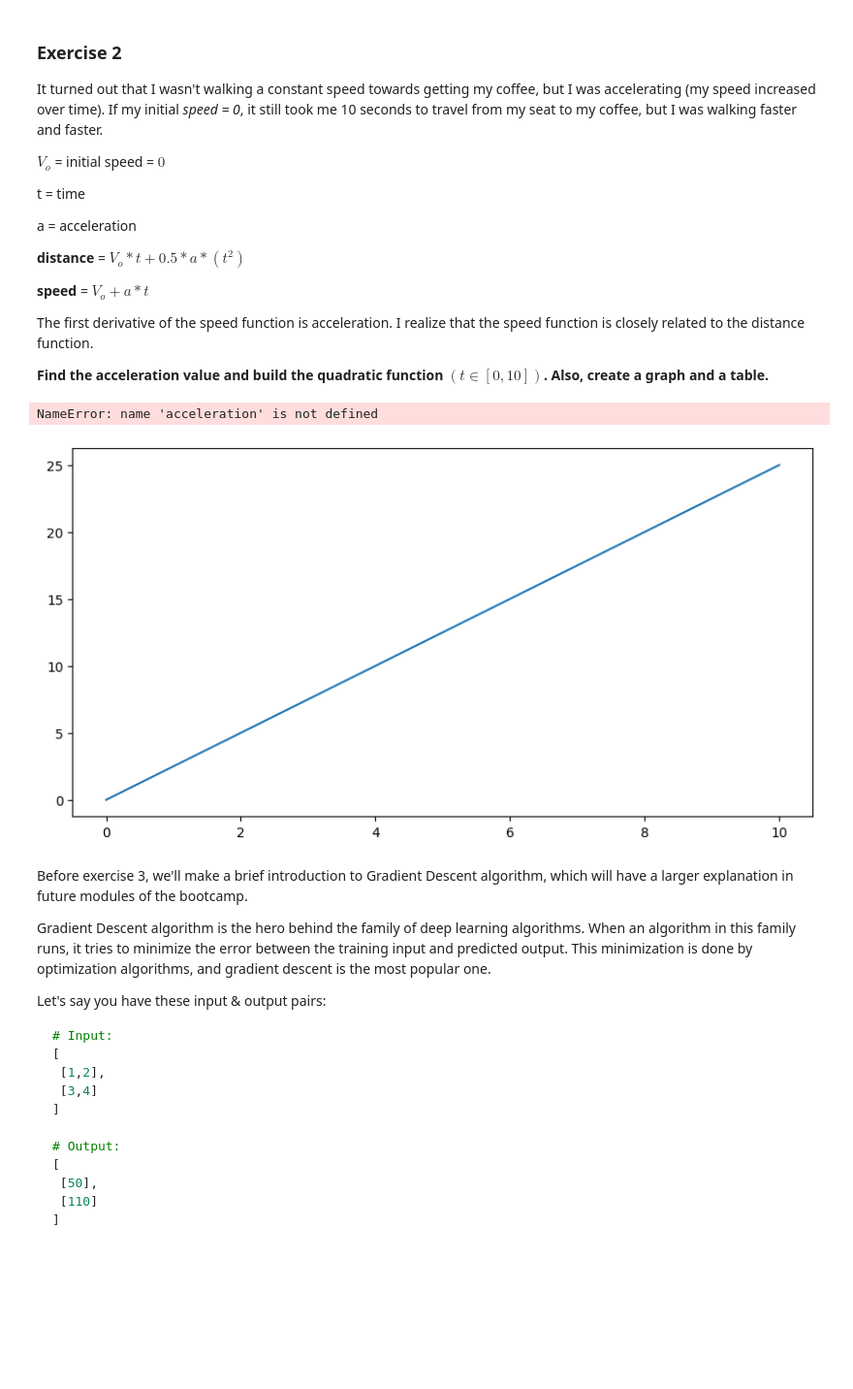
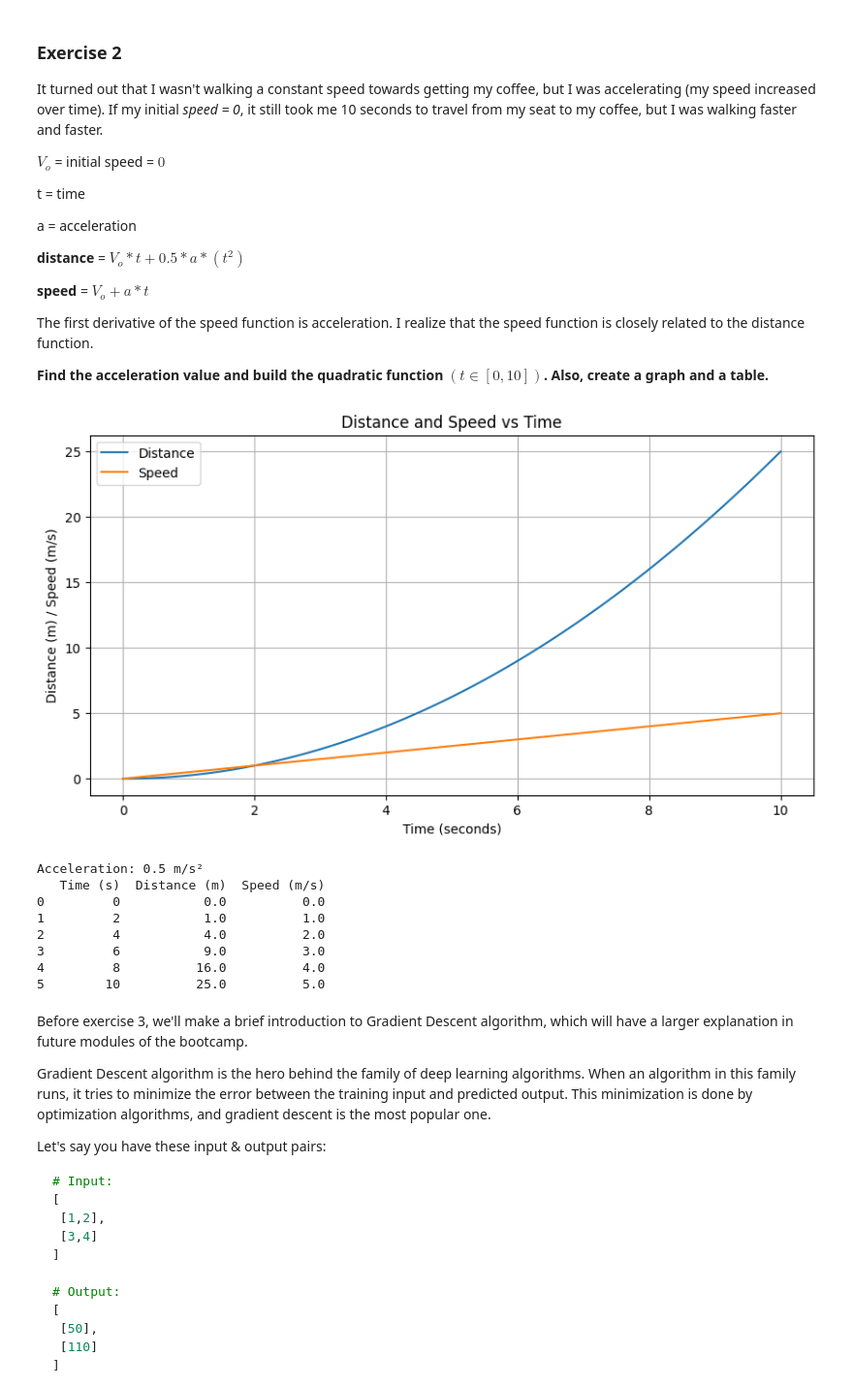
Before and after one commit to 4GeeksAcademy/BakuDShaggy-Calculus-Algebra, a Jupyter notebook: notebook/problems.ipynb, the cells around one changed output. Shown at 97% size. Cells and saved outputs as stored; diff of their text form; code cells hidden in the pictures; blank space fills up the shorter version.

```diff
--- a/notebook/problems.ipynb
+++ b/notebook/problems.ipynb
@@ -73,33 +73,49 @@ The first derivative of the speed function is acceleration. I realize that the s
 
 **Find the acceleration value and build the quadratic function  $(t ∈ [0,10])$. Also, create a graph and a table.**
 # %%
+# Calculate acceleration (from physics: distance = 0.5 * a * t^2)
+# Given: distance = 25m at t=10s, initial speed=0
+# 25 = 0.5 * a * (10)^2 → 25 = 50a → a = 0.5 m/s²
+acceleration = 0.5
+
+# Define distance function (quadratic)
+def distance(t):
+    return 0.5 * acceleration * t**2
+
 # Define speed function (derivative of distance)
 def speed(t):
     return acceleration * t
 
-# Add speed to the plot
+# Plot both functions
 t = np.linspace(0, 10, 100)
 plt.figure(figsize=(10, 5))
 plt.plot(t, distance(t), label='Distance')
 plt.plot(t, speed(t), label='Speed')
 plt.title('Distance and Speed vs Time')
 plt.xlabel('Time (seconds)')
 plt.ylabel('Distance (m) / Speed (m/s)')
 plt.grid(True)
 plt.legend()
 plt.show()
 
-# Update DataFrame with speed
+# Create DataFrame
 df = pd.DataFrame({
     'Time (s)': np.arange(0, 11, 2),
     'Distance (m)': [distance(t) for t in np.arange(0, 11, 2)],
     'Speed (m/s)': [speed(t) for t in np.arange(0, 11, 2)]
 })
 print(f"Acceleration: {acceleration} m/s²")
 print(df)
 # %% [output]
+[figure, new version]
-NameError: name 'acceleration' is not defined
+Acceleration: 0.5 m/s²
+   Time (s)  Distance (m)  Speed (m/s)
+0         0           0.0          0.0
+1         2           1.0          1.0
+2         4           4.0          2.0
+3         6           9.0          3.0
+4         8          16.0          4.0
+5        10          25.0          5.0
-[figure, old version]
 # %% [markdown]
 Before exercise 3, we'll make a brief introduction to Gradient Descent algorithm, which will have a larger explanation in future modules of the bootcamp.
 
```
Also changed, not shown: parts of 1 cell of this notebook.
